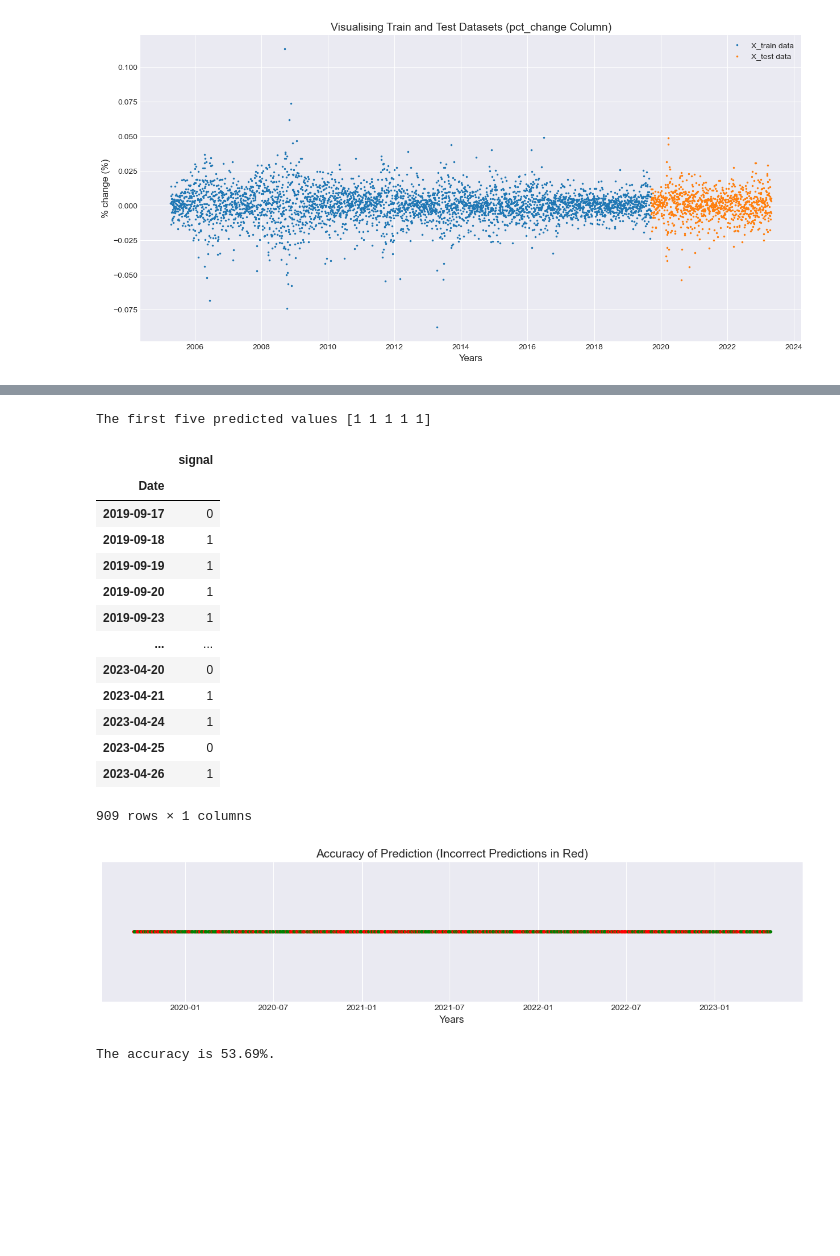
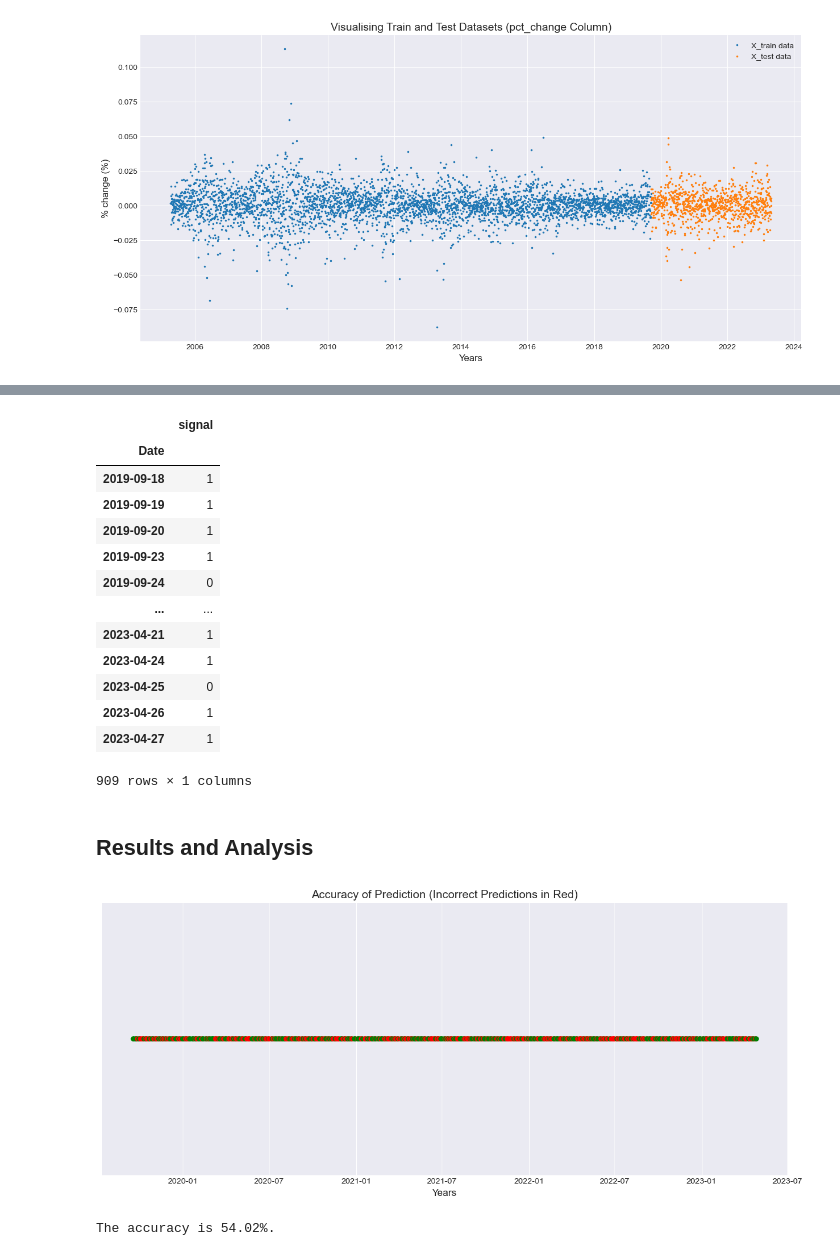
Before and after one commit to AndrewFSee/CU-Projects, a Jupyter notebook: Gold Prediction Model Logistic Regression.ipynb, the cells around one changed output, grey strips where cells are left out. Cells and saved outputs as stored; diff of their text form; code cells hidden in the pictures; blank space fills up the shorter version.

```diff
--- a/Gold Prediction Model Logistic Regression.ipynb
+++ b/Gold Prediction Model Logistic Regression.ipynb
@@ -63,7 +106,7 @@ df['pct_change'] = df['Adj Close'].pct_change()
 df['pct_change_week'] = df['Adj Close'].pct_change(5)
 
 #create a column 'pct_change_month' with the monthly percentage change
-df['pct_change_month'] = df['Adj Close'].pct_change(20)
+df['pct_change_month'] = df['Adj Close'].pct_change(21)
 # %%
 #create RSI column
 df['rsi'] = ta.RSI(df['Adj Close'].values, timeperiod=14)
@@ -253,6 +314,6 @@ plt.show()
 # %%
 # Create the machine learning model
-lr_model = LogisticRegression()
+lr_model = LogisticRegression(fit_intercept=True)
 # %%
 hyperparameters = {
     'C': [0.01, 0.1, 1, 10, 100],
@@ -261,3 +322,7 @@ hyperparameters = {
 }
 # %%
 grid_search = GridSearchCV(lr_model, hyperparameters, cv=5)
+# %%
+pca = PCA(n_components=13)
+X_train_pca = pca.fit_transform(X_train)
+X_test_pca = pca.transform(X_test)
@@ -264,5 +331,5 @@ grid_search = GridSearchCV(lr_model, hyperparameters, cv=5)
 # %%
-lr_model = grid_search.fit(X_train, y_train['signal'])
+lr_model = grid_search.fit(X_train_pca, y_train['signal'])
 # %%
 print("Best hyperparameters: ", grid_search.best_params_)
 print("Best score: ", grid_search.best_score_)
@@ -282,55 +351,52 @@ unseen_data_single_day
 # %%
 # Use the model and predict the values for the test data
 y_pred = lr_model.predict(X_test)
-
-# Display the first five predictions
-print("The first five predicted values", y_pred[:5])
-# %% [output]
-The first five predicted values [1 1 1 1 1]
 # %%
 y_test
 # %% [output]
 |  | signal |
 | Date |  |
-| 2019-09-17 | 0 |
 | 2019-09-18 | 1 |
 | 2019-09-19 | 1 |
 | 2019-09-20 | 1 |
 | 2019-09-23 | 1 |
+| 2019-09-24 | 0 |
 | ... | ... |
-| 2023-04-20 | 0 |
 | 2023-04-21 | 1 |
 | 2023-04-24 | 1 |
 | 2023-04-25 | 0 |
 | 2023-04-26 | 1 |
+| 2023-04-27 | 1 |
 909 rows × 1 columns
 # %%
 y_test_signal = y_test['signal']
+# %% [markdown]
+## Results and Analysis
 # %%
 # Define the accuracy data
 
 accuracy_data = (y_pred == y_test_signal)
 
 # Accuracy percentage
 accuracy_percentage = round(100 * accuracy_data.sum()/len(accuracy_data), 2)
 
 # Plot the accuracy data
-plt.figure(figsize=(15, 3))
+plt.figure(figsize=(15, 6))
 
 # Colour mapping for the correct and incorrect predictions
 cmap = clrs.ListedColormap(['green', 'red'])
 
 plt.yticks([])
 plt.scatter(x=y_test.index, y=[1]*len(y_test),
-            c=(accuracy_data != True).astype(float), marker='.', cmap=cmap)
+            c=(accuracy_data != True).astype(float), marker='.', cmap=cmap, s = 100)
 
 # Set the title and axis label
 plt.title("Accuracy of Prediction (Incorrect Predictions in Red)", fontsize=14)
 plt.xlabel('Years', fontsize=12)
 
 # Display the results
 plt.show()
 print(f"The accuracy is {accuracy_percentage}%.")
 # %% [output]
-[figure, old version]
+[figure, new version]
-The accuracy is 53.69%.
+The accuracy is 54.02%.
```
Also changed, not shown: parts of 40 cells of this notebook.
